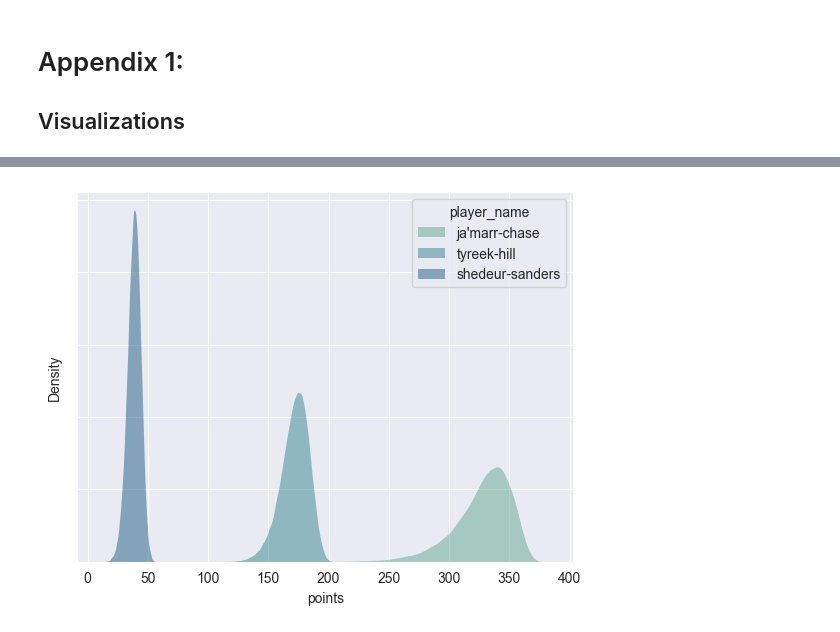
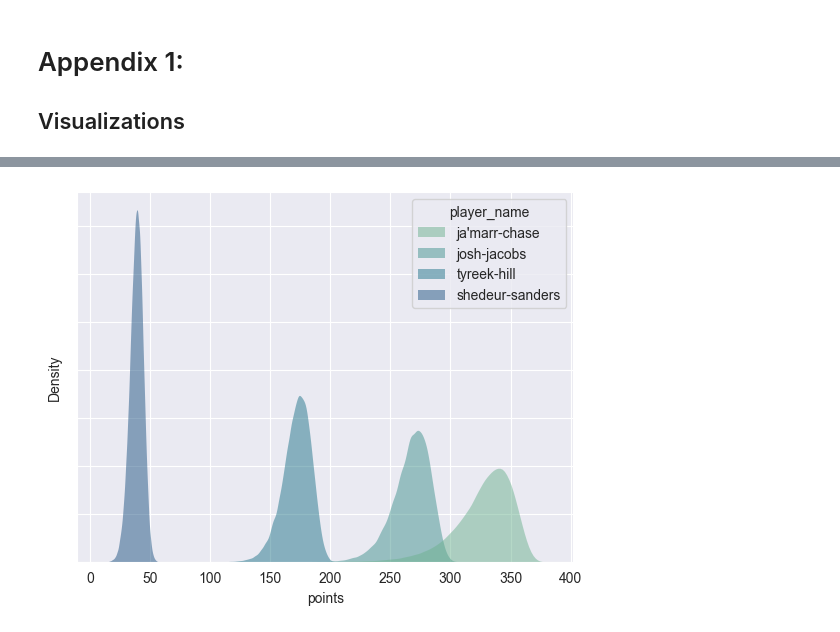
Before and after one commit to lukebernier/monte-carlo, a Jupyter notebook: draft_monte_carlo.ipynb, the cells around one changed output, grey strips where cells are left out. Drawn from its saved outputs; the diff is of its cells as text; code cells hidden in the pictures.

```diff
--- a/draft_monte_carlo.ipynb
+++ b/draft_monte_carlo.ipynb
@@ -172,9 +173,7 @@ def run_monte_carlo(player_dataset, n_trials=10000000):  # 10 million default tr
 
     new_dataset = pd.DataFrame()
 
-    for trial in range(n_trials):
-        if (trial % 100000) == 0:
-            print(f"{(trial/n_trials)*100}% complete...")
+    for trial in tqdm.tqdm(range(n_trials)):
         trial_dataset = player_dataset.copy()
 
         draft = Draft()
@@ -210,7 +209,7 @@ def draw_player_distribution_graph(player_indexes, players_adjusted):
         samples = -(pre_transformation) + C + players_adjusted.loc[i, 'FANTASYPTS']
 
         #plot sample distribution
-        sns.histplot(samples, bins=50, stat='density', kde=False, alpha=0.6, label='Samples', legend=True)
+        sns.histplot(samples, bins=50, stat='density', kde=False, alpha=0.6, label='Samples', legend=True, edgecolor=None)
 
         # Plot the PDF
         x = np.linspace(min(pre_transformation), max(pre_transformation), 1000)
@@ -227,13 +226,16 @@ def draw_player_distribution_graph(player_indexes, players_adjusted):
         plt.legend()
         plt.show()
 
-        stats_string = name + " Distribution Statistics"
+        stats_string = name + " distribution statistics"
         print(stats_string)
         print(f"Mean: {round(samples.mean(), 2)}")
         print(f"Median: {round(np.median(samples), 2)}")
         print(f"Standard deviation: {round(samples.std(), 2)}")
         print(f"Maximum: {round(max(samples), 2)}")
         print(f"Minimum: {round(min(samples), 2)}")
+        print(f"Mu: {round(mu, 2)}")
+        print(f"Sigma: {round(sigma, 2)}")
+        print(f"C: {round(C, 2)}")
         print(f"2024 Fantasy Points: {players_adjusted.loc[i, 'FANTASYPTS']}")
 
 def draw_density_plots(player_indexes, players_adjusted):
@@ -261,7 +263,7 @@ def draw_density_plots(player_indexes, players_adjusted):
     df_all = pd.concat(all_samples, ignore_index=True)
 
     sns.set_style('darkgrid')
-    sns.kdeplot(data=df_all, x='points', hue='player_name', fill=True, palette="crest", alpha=.5, linewidth=0,)
+    sns.kdeplot(data=df_all, x='points', hue='player_name', fill=True, palette="crest", alpha=.5, linewidth=0)
     ax = plt.gca()
     # Remove y-axis tick labels
     ax.set_yticklabels([])
@@ -506,7 +508,7 @@ mu = 4   # Mean of the underlying normal distribution
 # Create distribution object for each player
 for i, r in players_adjusted.iterrows():
     players_adjusted.loc[i, 'proj_dist'] = lognorm(s=r['sigma'], scale=np.exp(mu))
-players_adjusted['proj_points'] = 0
+players_adjusted['proj_points'] = 0.0
 
 
 players_adjusted.to_csv('player_data_all.csv') # save player data as a csv for distribution analysis
@@ -575,4 +581,4 @@ Minimum: 68.53
 # %%
-draw_density_plots([0, 51, 620], players_adjusted)
+draw_density_plots([0, 10, 51, 620], players_adjusted)
 # %% [output]
-[figure, old version]
+[figure, new version]
```
Also changed, not shown: parts of 4 cells of this notebook.
